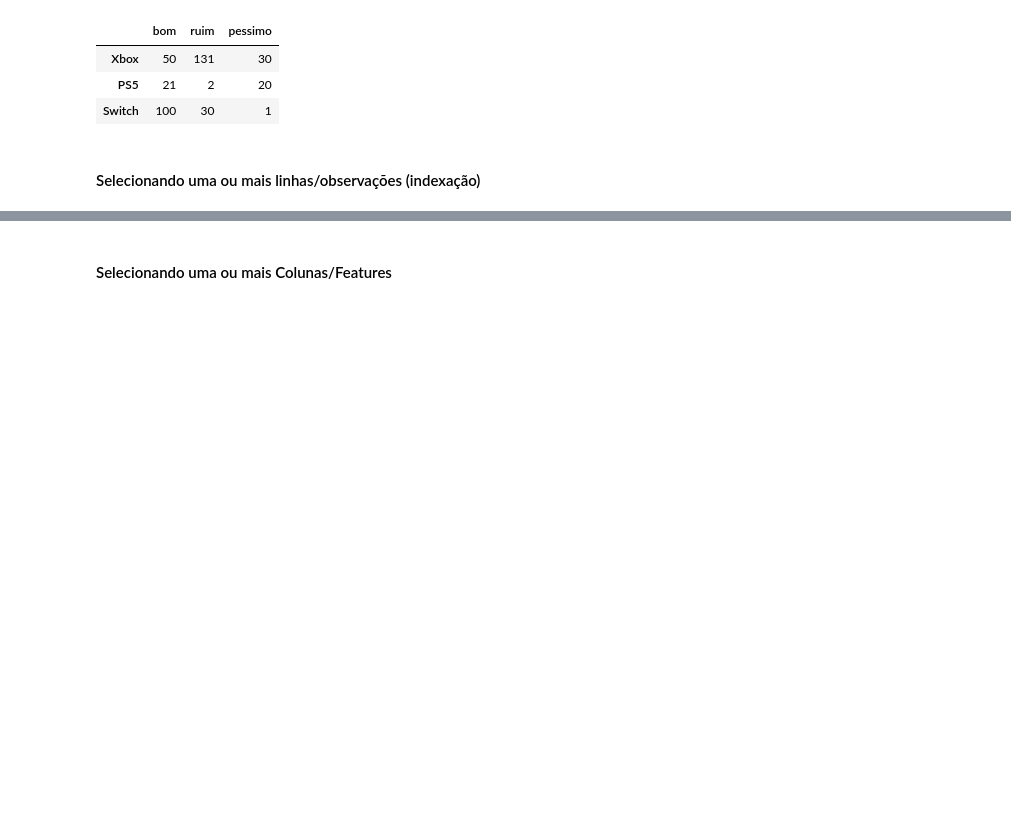
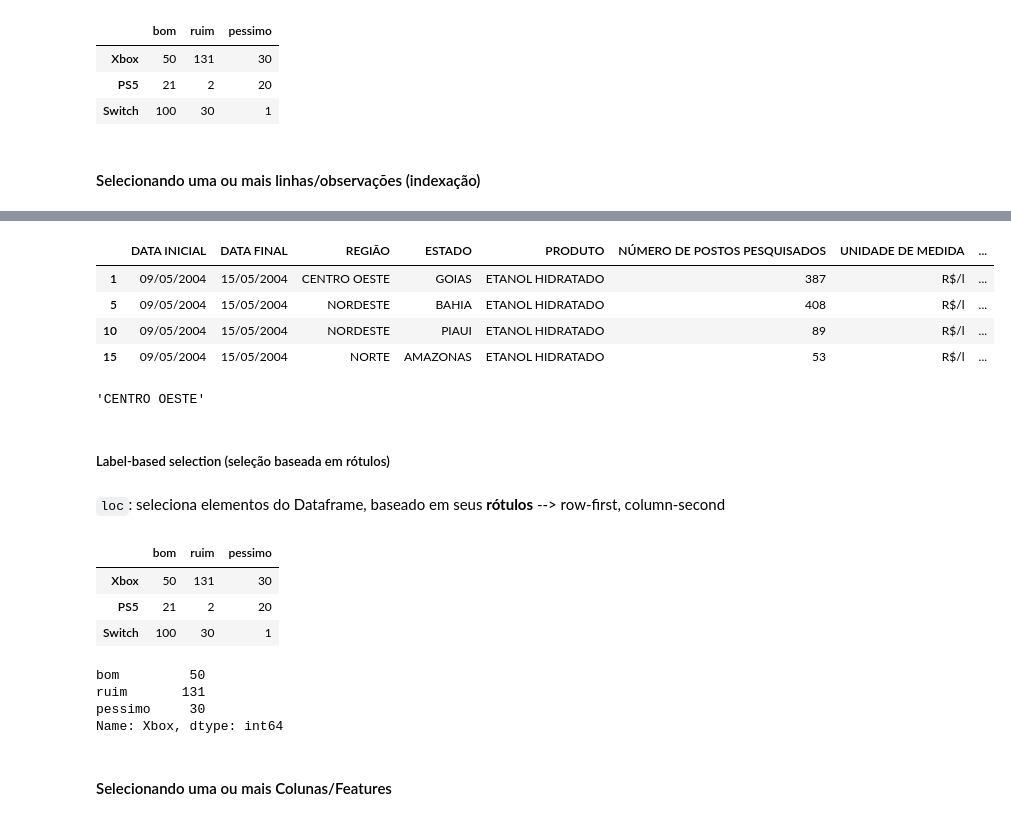
Before and after one commit to psdiaspedrods/XAVECODING_pandas_essencial, a Jupyter notebook: 1_manipulacao_basica_de_datasets.ipynb, the cells around one changed output, grey strips where cells are left out. Drawn from its saved outputs; the diff is of its cells as text; code cells hidden in the pictures; blank space fills up the shorter version.

```diff
--- a/1_manipulacao_basica_de_datasets.ipynb
+++ b/1_manipulacao_basica_de_datasets.ipynb
@@ -328,3 +379,36 @@ pesquisa_de_satisfacao
+# %%
+# Selecionar as linhas de index 1, 5, 10 e 15 (isoladamente, ordem não importa)
+data.iloc[[1, 5, 10, 15]]
+# %% [output]
+|  | DATA INICIAL | DATA FINAL | REGIÃO | ESTADO | PRODUTO | NÚMERO DE POSTOS PESQUISADOS | UNIDADE DE MEDIDA | ... |
+| 1 | 09/05/2004 | 15/05/2004 | CENTRO OESTE | GOIAS | ETANOL HIDRATADO | 387 | R$/l | ... |
+| 5 | 09/05/2004 | 15/05/2004 | NORDESTE | BAHIA | ETANOL HIDRATADO | 408 | R$/l | ... |
+| 10 | 09/05/2004 | 15/05/2004 | NORDESTE | PIAUI | ETANOL HIDRATADO | 89 | R$/l | ... |
+| 15 | 09/05/2004 | 15/05/2004 | NORTE | AMAZONAS | ETANOL HIDRATADO | 53 | R$/l | ... |
+# %%
+# Selecionar um valor baseado no index e coluna
+# index 1, coluna 2 ("REGIÃO")
+data.iloc[1, 2]
+# %% [output]
+'CENTRO OESTE'
+# %% [markdown]
+##### Label-based selection (seleção baseada em rótulos)
+# %% [markdown]
+`loc`: seleciona elementos do Dataframe, baseado em seus **rótulos** --> row-first, column-second
+# %%
+pesquisa_de_satisfacao
+# %% [output]
+|  | bom | ruim | pessimo |
+| Xbox | 50 | 131 | 30 |
+| PS5 | 21 | 2 | 20 |
+| Switch | 100 | 30 | 1 |
+# %%
+pesquisa_de_satisfacao.loc["Xbox"]
+# %% [output]
+bom         50
+ruim       131
+pessimo     30
+Name: Xbox, dtype: int64
 # %% [markdown]
 #### Selecionando uma ou mais Colunas/Features
 # %% [markdown]
```
Also changed, not shown: parts of 7 cells of this notebook, 1 other file.
